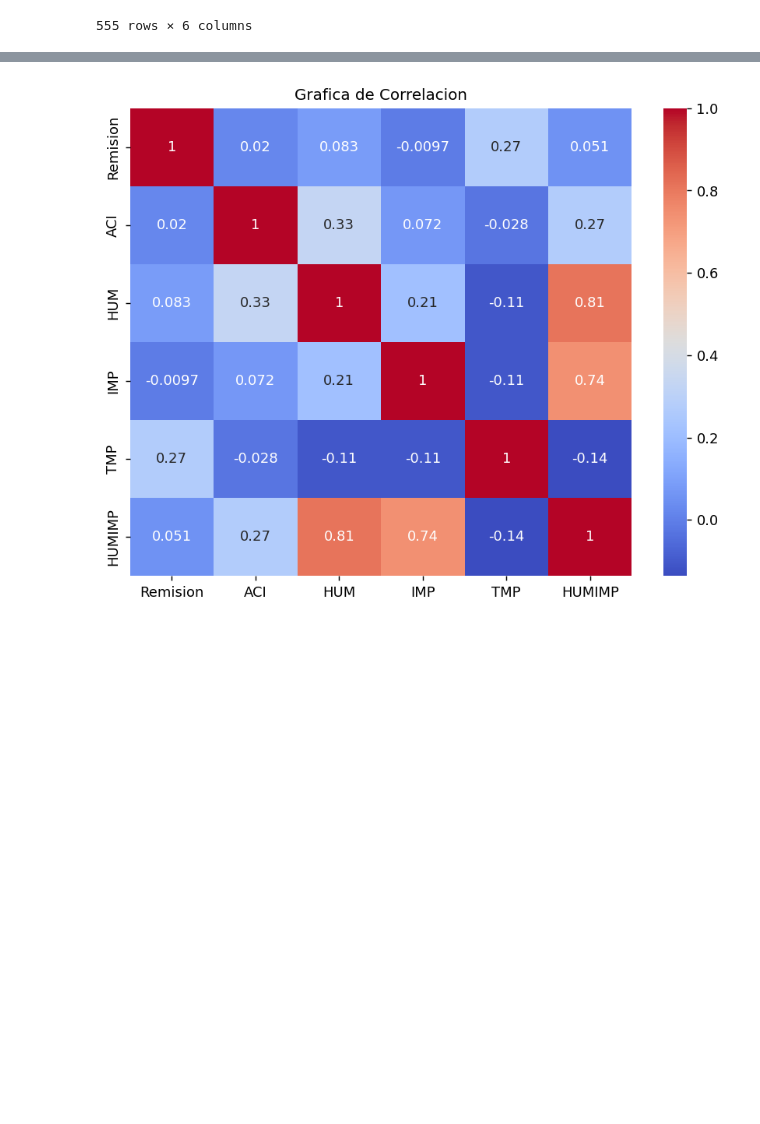
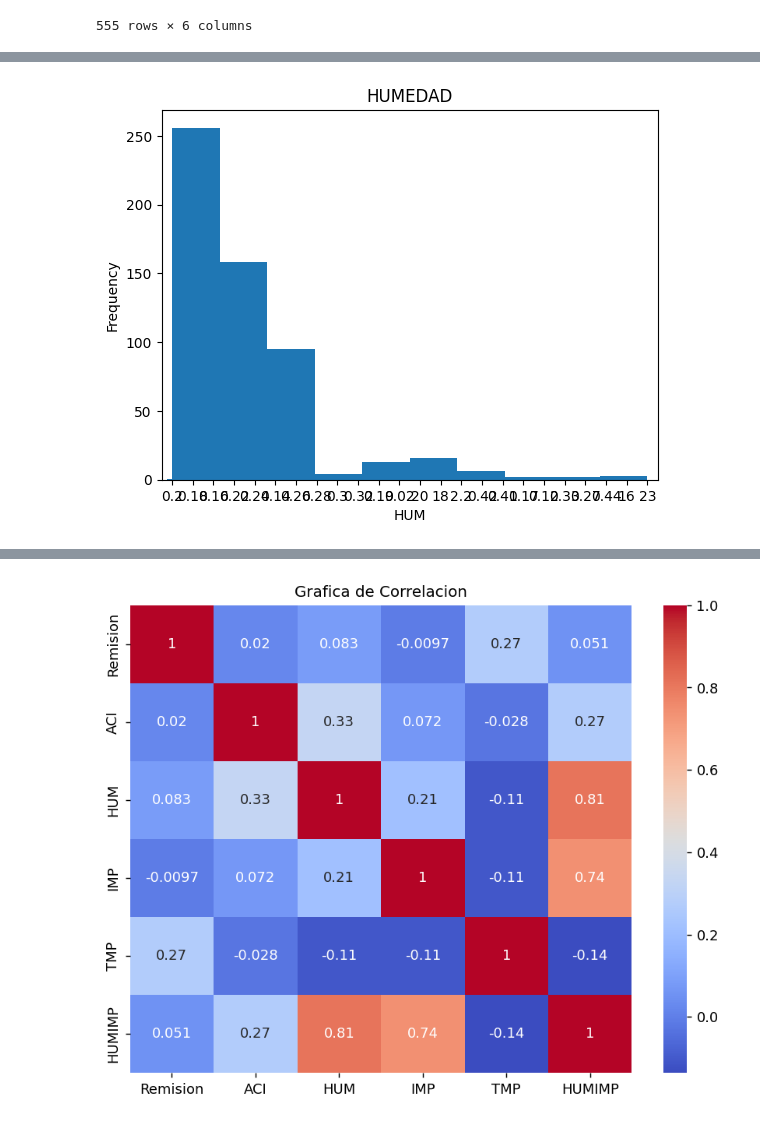
Before and after one commit to claudia-pixel/taller1, a Jupyter notebook: AnalisisBivariado.ipynb, the cells around one changed output, grey strips where cells are left out. Saved outputs shown, nothing was run; the diff lists cells and outputs as text; code cells hidden in the pictures; blank space fills up the shorter version.

```diff
--- a/AnalisisBivariado.ipynb
+++ b/AnalisisBivariado.ipynb
@@ -199,0 +241,8 @@ None
+# %%
+data.HUM.value_counts(normalize=True).plot.bar(title = "HUMEDAD",rot=0)
+plt.hist(data['HUM'])
+plt.xlabel('HUM')
+plt.ylabel('Frequency')
+plt.show()
+# %% [output]
+[figure, added]
```
Also changed, not shown: parts of 21 cells of this notebook, 1 other file.
